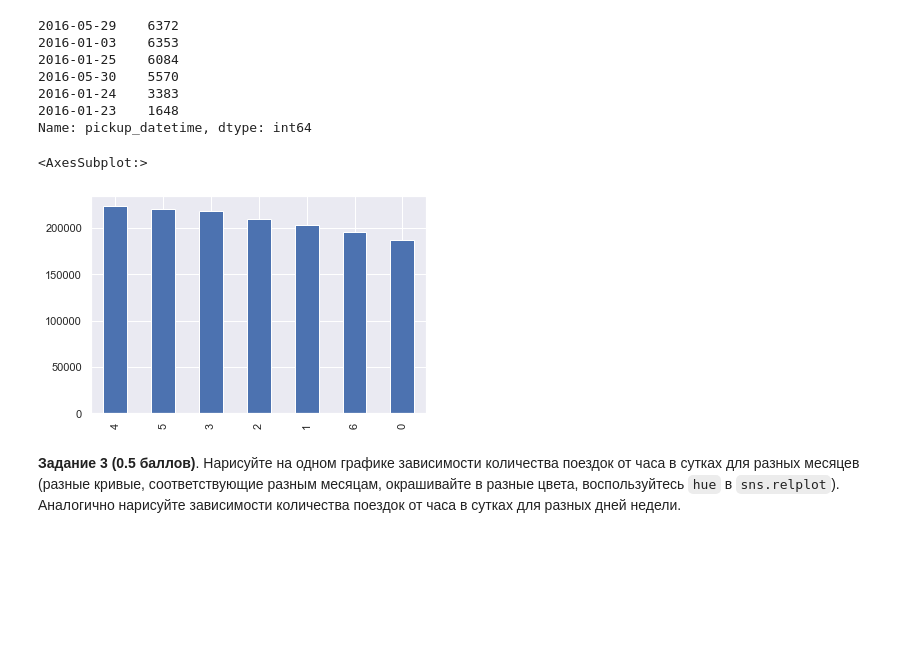
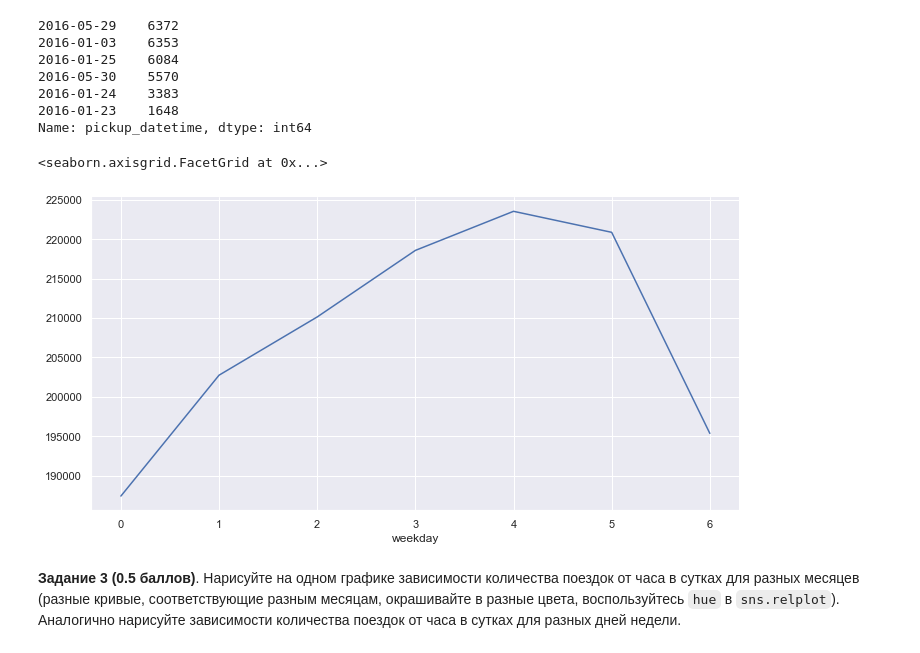
Before and after one commit to miche2020/ml-course-hse, a Jupyter notebook: 2020-fall/homeworks-practice/homework-practice-02-linregr.ipynb, the cells around one changed output. Cells and saved outputs as stored; diff of their text form; code cells hidden in the pictures; blank space fills up the shorter version.

```diff
--- a/2020-fall/homeworks-practice/homework-practice-02-linregr.ipynb
+++ b/2020-fall/homeworks-practice/homework-practice-02-linregr.ipynb
@@ -127,8 +128,3 @@ data.pickup_datetime.dt.date.value_counts()[data.pickup_datetime.dt.date.value_c
 2016-01-24    3383
 2016-01-23    1648
 Name: pickup_datetime, dtype: int64
-# %%
-data.pickup_datetime.dt.weekday.value_counts().plot(kind='bar')
-# %% [output]
-<AxesSubplot:>
-[figure, removed]
@@ -135,2 +137,7 @@ data.pickup_datetime.dt.weekday.value_counts().plot(kind='bar')
+# %%
+sns.relplot(data=data.groupby('weekday')['id'].nunique(), x="weekday", y=data.groupby('weekday')['id'].nunique().values, height=5, aspect=2, kind="line")
+# %% [output]
+<seaborn.axisgrid.FacetGrid at 0x...>
+[figure, added]
 # %% [markdown]
 **Задание 3 (0.5 баллов)**. Нарисуйте на одном графике зависимости количества поездок от часа в сутках для разных месяцев (разные кривые, соответствующие разным месяцам, окрашивайте в разные цвета, воспользуйтесь `hue` в `sns.relplot`). Аналогично нарисуйте зависимости количества поездок от часа в сутках для разных дней недели.
```
Also changed, not shown: parts of 36 cells of this notebook.
